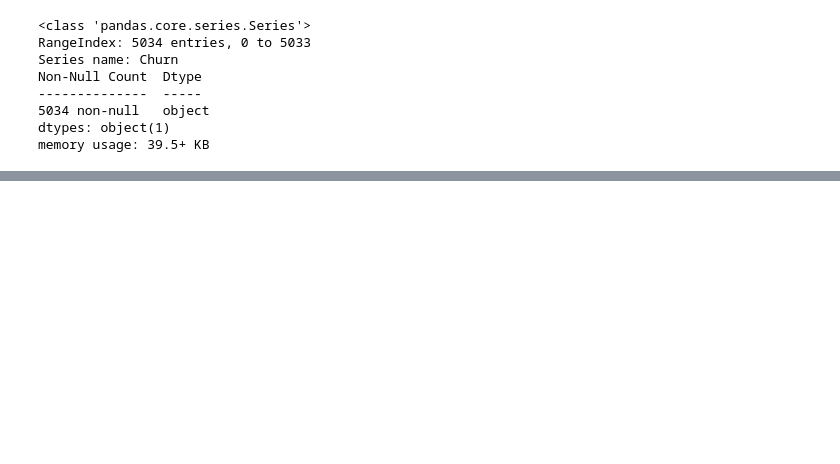
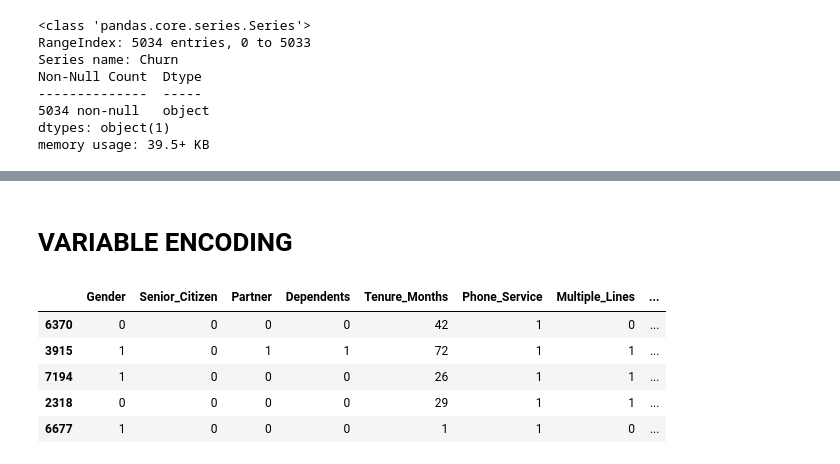
Before and after one commit to Amarquaye009/CUSTOMER-CHURN-ANALYSIS, a Jupyter notebook: Notebooks/main.ipynb, the cells around one changed output, grey strips where cells are left out. Drawn from its saved outputs; the diff is of its cells as text; code cells hidden in the pictures; blank space fills up the shorter version.

Commit message:
Update to Encode Variables

```diff
--- a/Notebooks/main.ipynb
+++ b/Notebooks/main.ipynb
@@ -1658,9 +1662,17 @@ per_Yes=main_df['Churn'].value_counts()[1]/len(main_df['Churn'])*100
 print(f'The percentage of customers who did Churn is {per_Yes:.2f} %')
 # %% [output]
 The percentage of customers who did Churn is 26.54 %
+# %%
+# Define categorical columns
+categorical_cols =['Gender', 'Senior_Citizen', 'Partner', 'Dependents' ,'Phone_Service' , 'Multiple_Lines' , 'Internet_Service', 'Online_Security', 'Online_Backup',
+                    'Device_Protection', 'Tech_Support', 'Streaming_TV', 'Streaming_Movies',
+                    'Contract', 'Paperless_Billing', 'Payment_Method']
+
+# Convert boolean columns to strings
+main_df = main_df.astype(str)
 # %%
-# Separate features (X) and target variable (y)
-X = main_df.drop(columns=['Churn'])
+# Separate features (X) and target variable (y) and dropping customer_ID sincewe do not need it
+X = main_df.drop(columns=['Churn','Customer_ID'])
 y = main_df['Churn']
 # %%
 # check if separation is successful
@@ -1698,7 +1714,7 @@ memory usage: 39.5+ KB
 # %%
 # Use RandomOverSampler to balance the data
 
-ros = RandomOverSampler(sampling_strategy=0.5, random_state=42)
+ros = RandomOverSampler(sampling_strategy=1.0, random_state=42)
 X_resampled, y_resampled = ros.fit_resample(X, y)
 
 # Original data = X and y
@@ -1755,0 +1797,24 @@ X_train, X_test, y_train, y_test = train_test_split(X_resampled, y_resampled, te
+# %% [markdown]
+# VARIABLE ENCODING
+# %%
+# Initialize LabelEncoder
+label_encoders = {}
+
+# Encode categorical columns in X_train
+for col in categorical_cols:
+    label_encoders[col] = LabelEncoder()
+    X_train[col] = label_encoders[col].fit_transform(X_train[col])
+
+# Encode categorical columns in X_test (using fitted LabelEncoders from X_train)
+for col in categorical_cols:
+    X_test[col] = label_encoders[col].transform(X_test[col])
+
+# Display encoded training data
+X_train.head()
+# %% [output]
+|  | Gender | Senior_Citizen | Partner | Dependents | Tenure_Months | Phone_Service | Multiple_Lines | ... |
+| 6370 | 0 | 0 | 0 | 0 | 42 | 1 | 0 | ... |
+| 3915 | 1 | 0 | 1 | 1 | 72 | 1 | 1 | ... |
+| 7194 | 1 | 0 | 0 | 0 | 26 | 1 | 1 | ... |
+| 2318 | 0 | 0 | 0 | 0 | 29 | 1 | 1 | ... |
+| 6677 | 1 | 0 | 0 | 0 | 1 | 1 | 0 | ... |
```
Also changed, not shown: parts of 11 cells of this notebook.
